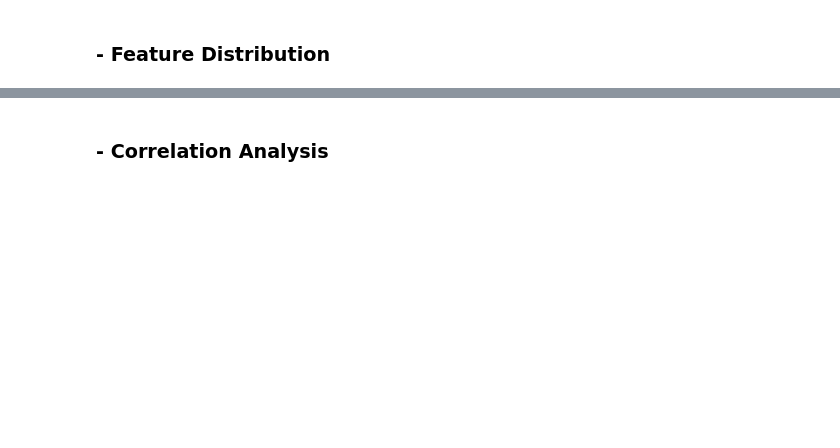
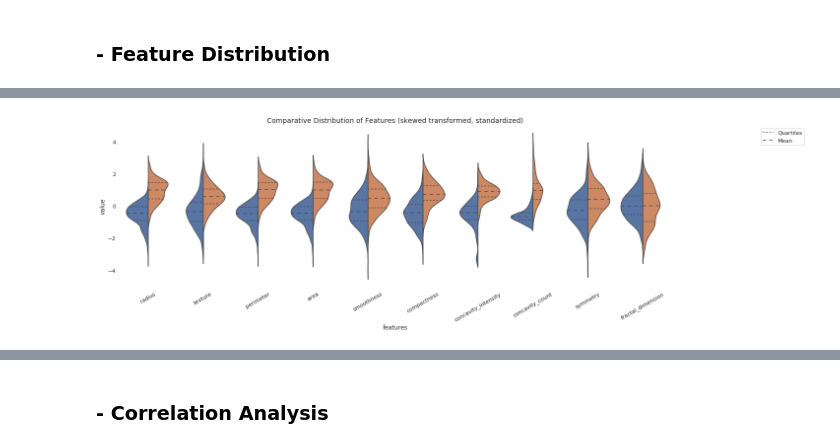
Before and after one commit to ottobricks/BreastCancerWisconsinDiagnostic, a Jupyter notebook: notebooks/eda.ipynb, the cells around one changed output, grey strips where cells are left out. Drawn from its saved outputs; the diff is of its cells as text; code cells hidden in the pictures; blank space fills up the shorter version.

```diff
--- a/notebooks/eda.ipynb
+++ b/notebooks/eda.ipynb
@@ -180,19 +253,21 @@ transformed['label'] = eda.data['label']
 # %%
 fig, ax = plt.subplots(1, 1, figsize=(20, 6))
 
 ax.set_title('Comparative Distribution of Features (skewed transformed, standardized)', fontsize=14)
 ax.spines['top'].set_visible(False)
 ax.spines['bottom'].set_visible(False)
 ax.spines['right'].set_visible(False)
 ax.spines['left'].set_visible(False)
 
-plot_compare_classdistribution(transformed)
+plot_compare_classdistribution(transformed, summary='mean')
 
 ax.tick_params(axis='x', labelrotation=30)
 ax.legend_.remove()
 ax.legend(['Quartiles', 'Mean'], loc='upper right', bbox_to_anchor=(1.25, 1))
 
 plt.show()
+# %% [output]
+[figure, added]
 # %%
 print('Skewness after Boxcox transform:')
 transformed.skew().sort_values(ascending=False).sort_index(level='summaries', sort_remaining=False)
```
Also changed, not shown: parts of 20 cells of this notebook.
